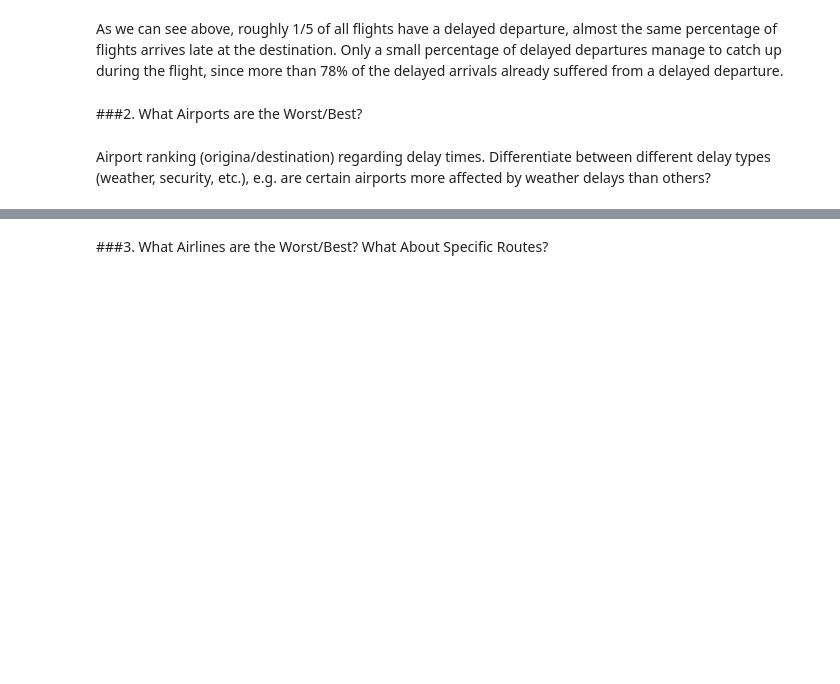
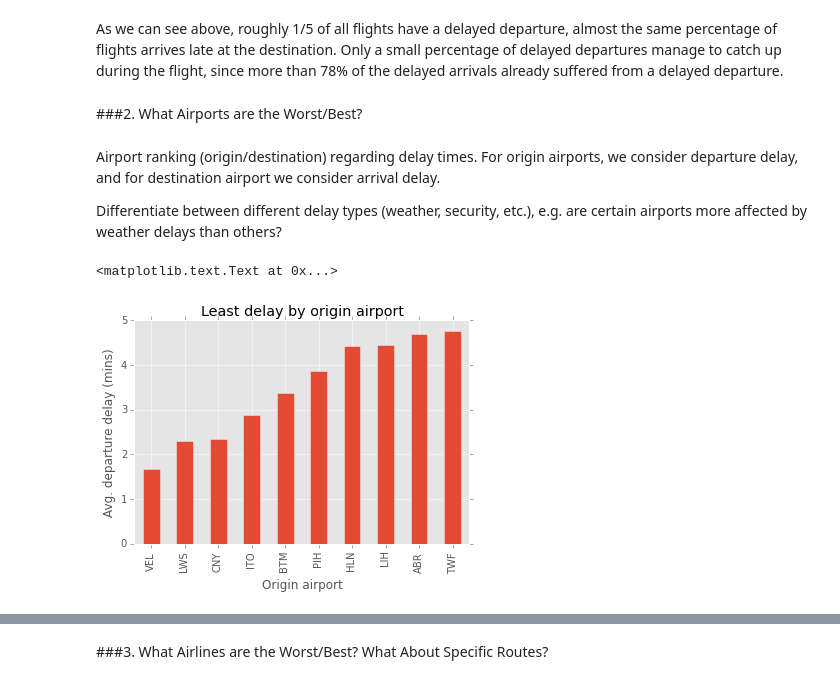
Before and after one commit to LeonhardFS/flightbbq, a Jupyter notebook: 03_DataExploration.ipynb, the cells around one changed output, grey strips where cells are left out. Drawn from its saved outputs; the diff is of its cells as text; code cells hidden in the pictures; blank space fills up the shorter version.

```diff
--- a/03_DataExploration.ipynb
+++ b/03_DataExploration.ipynb
@@ -2,6 +2,9 @@
 # Data Exploration
 # %%
 import pandas as pd
+import matplotlib
+matplotlib.style.use('ggplot')
+%matplotlib inline
 # %% [markdown]
 Load Data:
 # %%
@@ -33,5 +36,23 @@ As we can see above, roughly 1/5 of all flights have a delayed departure, almost
 # %% [markdown]
 ###2. What Airports are the Worst/Best?
 # %% [markdown]
-Airport ranking (origina/destination) regarding delay times.
+Airport ranking (origin/destination) regarding delay times. For origin airports, we consider departure delay, and for destination airport we consider arrival delay.
+
 Differentiate between different delay types (weather, security, etc.), e.g. are certain airports more affected by weather delays than others?
+# %%
+threshold = 365 # Minimum number of flights per day
+
+OADelay = complete2014Data[['ORIGIN', 'DEP_DELAY']]
+OADelay = OADelay[OADelay.DEP_DELAY.notnull()] # Ignore entries with NaN values
+OADelay.ix[(OADelay.DEP_DELAY < 0), 'DEP_DELAY'] = 0 # Don't consider early departures
+
+gbOA = OADelay.groupby('ORIGIN').agg(['mean', 'count'])
+gbOA = gbOA[gbOA['DEP_DELAY']['count'] > threshold] # Select only origin airports with at least 1 flight per day
+gbOA = gbOA.sort([('DEP_DELAY','mean')], ascending = True)
+ax = gbOA.head(10)['DEP_DELAY']['mean'].plot(kind='bar')
+ax.set_ylabel('Avg. departure delay (mins)')
+ax.set_xlabel('Origin airport')
+ax.set_title('Least delay by origin airport')
+# %% [output]
+<matplotlib.text.Text at 0x...>
+[figure, added]
```
Also changed, not shown: parts of 6 cells of this notebook, 4 other files.
